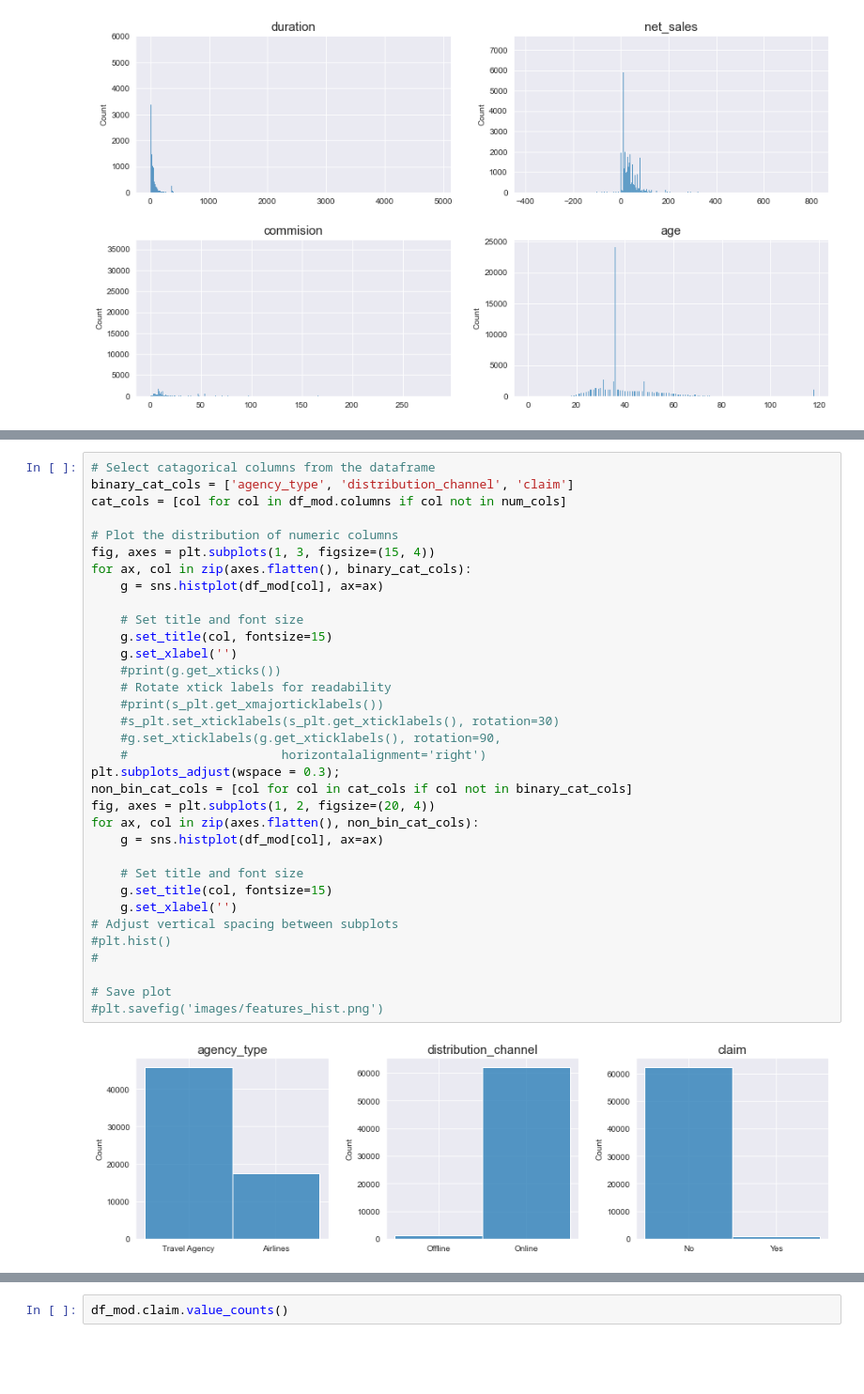
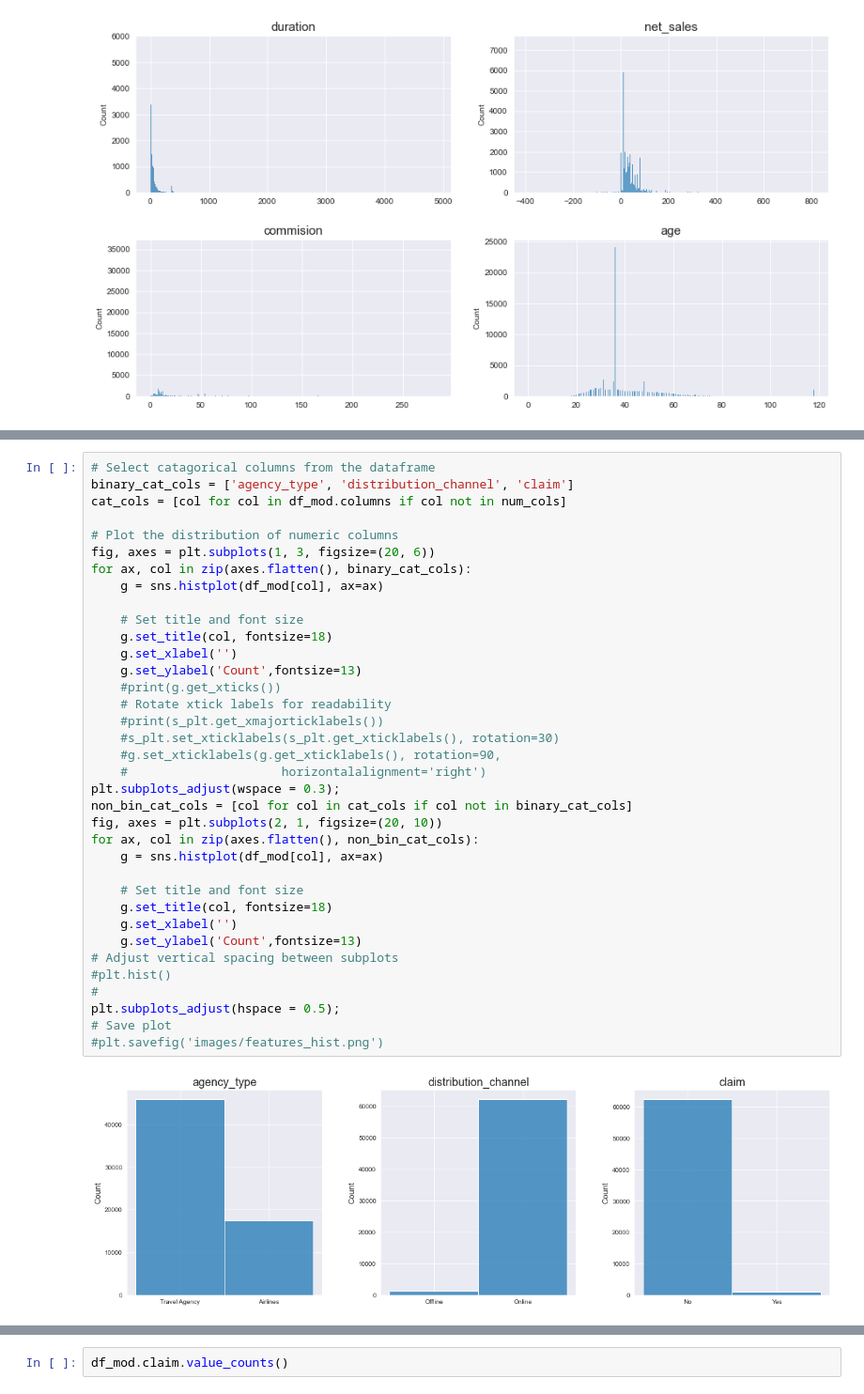
Before and after one commit to afanta-fi/travel_insurance_servicing, a Jupyter notebook: index.ipynb, the cells around one changed output, grey strips where cells are left out. Shown at 94% size. Drawn from its saved outputs; the diff is of its cells as text; blank space fills up the shorter version.

Commit message:
Data visualization

```diff
--- a/index.ipynb
+++ b/index.ipynb
@@ -132,36 +137,38 @@ plt.subplots_adjust(hspace = 0.3);
 # %%
 # Select catagorical columns from the dataframe
 binary_cat_cols = ['agency_type', 'distribution_channel', 'claim']
 cat_cols = [col for col in df_mod.columns if col not in num_cols]
 
 # Plot the distribution of numeric columns
-fig, axes = plt.subplots(1, 3, figsize=(15, 4))
+fig, axes = plt.subplots(1, 3, figsize=(20, 6))
 for ax, col in zip(axes.flatten(), binary_cat_cols):
     g = sns.histplot(df_mod[col], ax=ax)
 
     # Set title and font size
-    g.set_title(col, fontsize=15)
+    g.set_title(col, fontsize=18)
     g.set_xlabel('')
+    g.set_ylabel('Count',fontsize=13)
     #print(g.get_xticks())
     # Rotate xtick labels for readability
     #print(s_plt.get_xmajorticklabels())
     #s_plt.set_xticklabels(s_plt.get_xticklabels(), rotation=30)
     #g.set_xticklabels(g.get_xticklabels(), rotation=90,
     #                     horizontalalignment='right')
 plt.subplots_adjust(wspace = 0.3);
 non_bin_cat_cols = [col for col in cat_cols if col not in binary_cat_cols]
-fig, axes = plt.subplots(1, 2, figsize=(20, 4))
+fig, axes = plt.subplots(2, 1, figsize=(20, 10))
 for ax, col in zip(axes.flatten(), non_bin_cat_cols):
     g = sns.histplot(df_mod[col], ax=ax)
 
     # Set title and font size
-    g.set_title(col, fontsize=15)
+    g.set_title(col, fontsize=18)
     g.set_xlabel('')
+    g.set_ylabel('Count',fontsize=13)
 # Adjust vertical spacing between subplots
 #plt.hist()
 #
-
+plt.subplots_adjust(hspace = 0.5);
 # Save plot
 #plt.savefig('images/features_hist.png')
 # %% [output]
-[figure, old version]
+[figure, new version]
```
Also changed, not shown: parts of 9 cells of this notebook.
